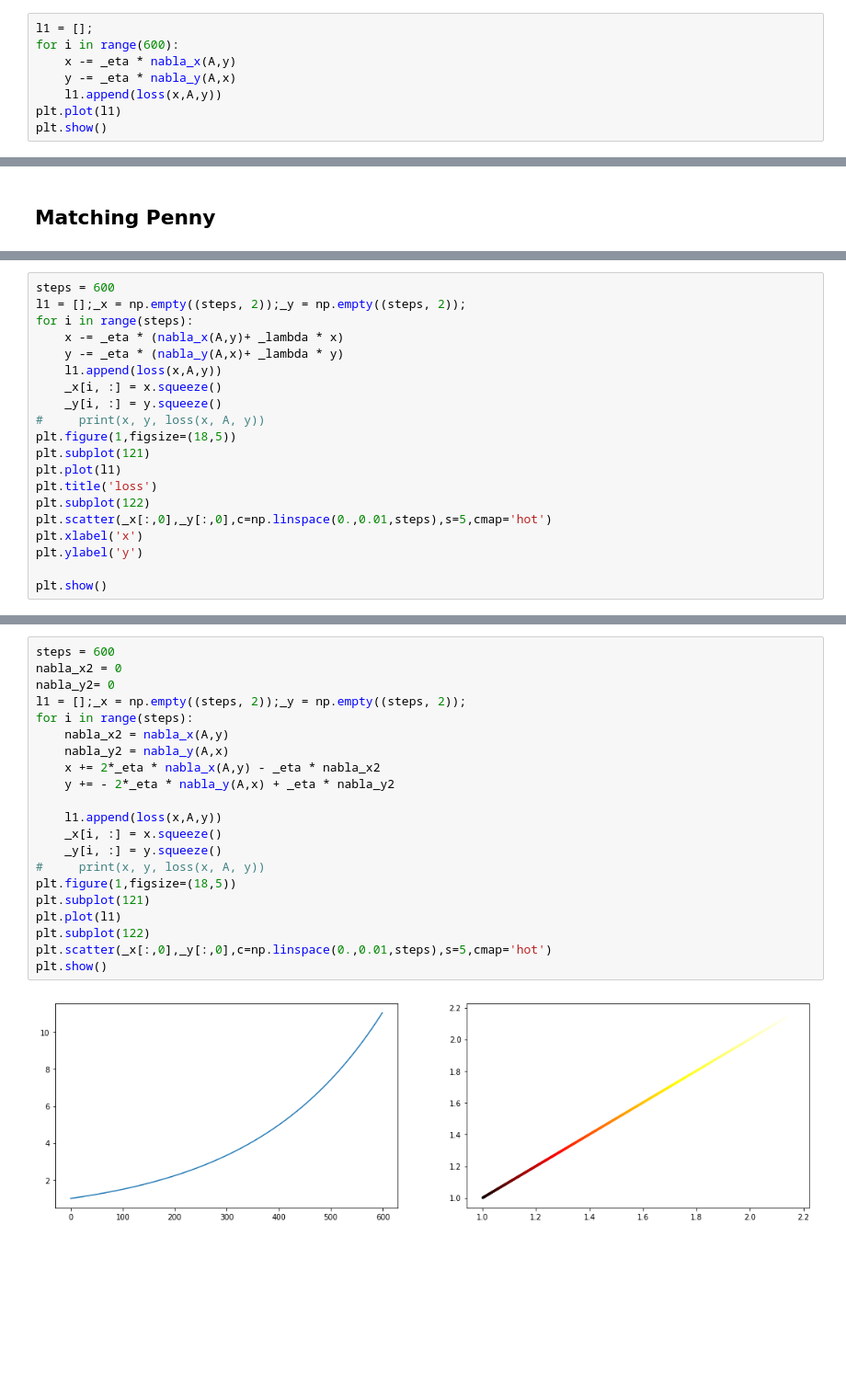
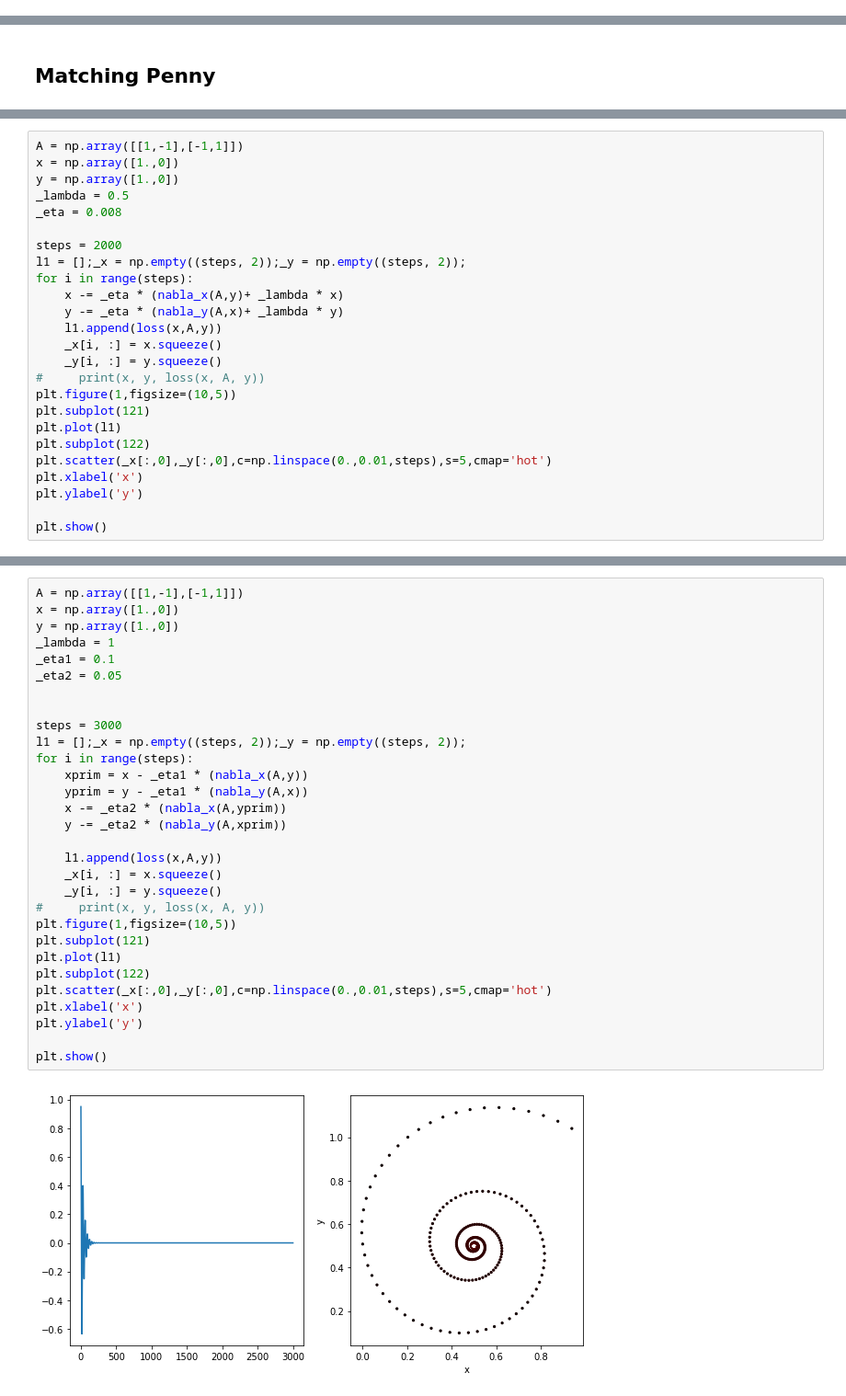
Before and after one commit to bruno-31/diff-game, a Jupyter notebook: bimatrix_game.ipynb, the cells around one changed output, grey strips where cells are left out. Shown at 92% size. Drawn from its saved outputs; the diff is of its cells as text; blank space fills up the shorter version.

```diff
--- a/bimatrix_game.ipynb
+++ b/bimatrix_game.ipynb
@@ -22,8 +12,0 @@ y = np.random.random(size=[n,1])
-# %%
-l1 = [];
-for i in range(600):
-    x -= _eta * nabla_x(A,y)
-    y -= _eta * nabla_y(A,x)
-    l1.append(loss(x,A,y))
-plt.plot(l1)
-plt.show()
@@ -81,5 +17,11 @@ _eta = 0.05
 # %%
-steps = 600
+A = np.array([[1,-1],[-1,1]])
+x = np.array([1.,0])
+y = np.array([1.,0])
+_lambda = 0.5
+_eta = 0.008
+
+steps = 2000
 l1 = [];_x = np.empty((steps, 2));_y = np.empty((steps, 2));
 for i in range(steps):
     x -= _eta * (nabla_x(A,y)+ _lambda * x)
@@ -88,10 +30,9 @@ for i in range(steps):
     _x[i, :] = x.squeeze()
     _y[i, :] = y.squeeze()
 #     print(x, y, loss(x, A, y))
-plt.figure(1,figsize=(18,5))
+plt.figure(1,figsize=(10,5))
 plt.subplot(121)
 plt.plot(l1)
-plt.title('loss')
 plt.subplot(122)
 plt.scatter(_x[:,0],_y[:,0],c=np.linspace(0.,0.01,steps),s=5,cmap='hot')
 plt.xlabel('x')
@@ -109,23 +89,32 @@ _eta = 0.001
 # %%
-steps = 600
-nabla_x2 = 0
-nabla_y2= 0
+A = np.array([[1,-1],[-1,1]])
+x = np.array([1.,0])
+y = np.array([1.,0])
+_lambda = 1
+_eta1 = 0.1
+_eta2 = 0.05
+
+
+steps = 3000
 l1 = [];_x = np.empty((steps, 2));_y = np.empty((steps, 2));
 for i in range(steps):
-    nabla_x2 = nabla_x(A,y)
-    nabla_y2 = nabla_y(A,x)
-    x += 2*_eta * nabla_x(A,y) - _eta * nabla_x2
-    y += - 2*_eta * nabla_y(A,x) + _eta * nabla_y2
+    xprim = x - _eta1 * (nabla_x(A,y))
+    yprim = y - _eta1 * (nabla_y(A,x))
+    x -= _eta2 * (nabla_x(A,yprim))
+    y -= _eta2 * (nabla_y(A,xprim))
 
     l1.append(loss(x,A,y))
     _x[i, :] = x.squeeze()
     _y[i, :] = y.squeeze()
 #     print(x, y, loss(x, A, y))
-plt.figure(1,figsize=(18,5))
+plt.figure(1,figsize=(10,5))
 plt.subplot(121)
 plt.plot(l1)
 plt.subplot(122)
 plt.scatter(_x[:,0],_y[:,0],c=np.linspace(0.,0.01,steps),s=5,cmap='hot')
+plt.xlabel('x')
+plt.ylabel('y')
+
 plt.show()
 # %% [output]
-[figure, old version]
+[figure, new version]
```
Also changed, not shown: parts of 20 cells of this notebook.
